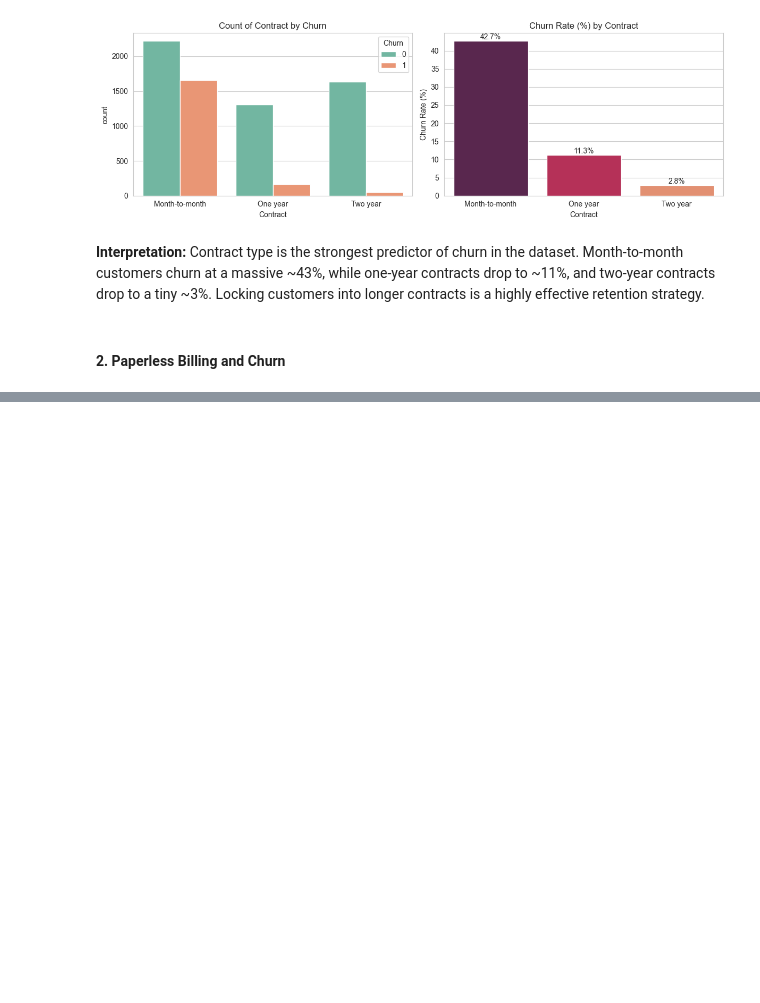
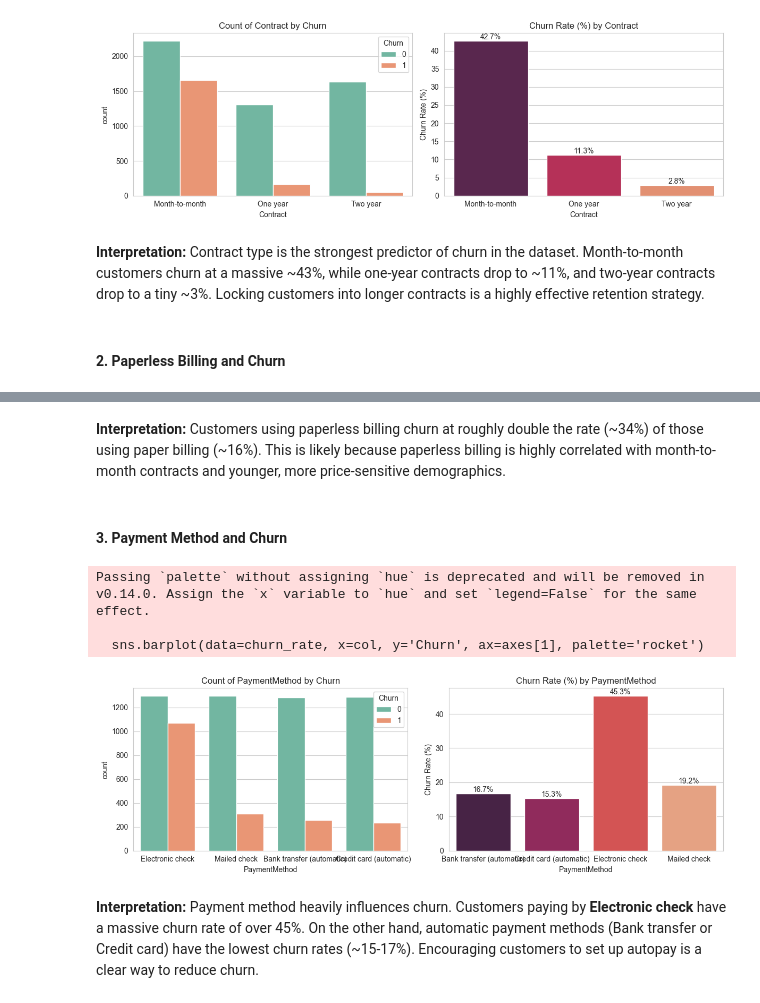
Before and after one commit to Rukundo-elie/telco-customer-churn-lab, a Jupyter notebook: Lab1_Churn_Analysis.ipynb.ipynb, the cells around one changed output, grey strips where cells are left out. Drawn from its saved outputs; the diff is of its cells as text; code cells hidden in the pictures; blank space fills up the shorter version.

```diff
--- a/Lab1_Churn_Analysis.ipynb.ipynb
+++ b/Lab1_Churn_Analysis.ipynb.ipynb
@@ -357,0 +363,15 @@ plot_churn('PaperlessBilling')
+# %% [markdown]
+**Interpretation:**
+Customers using paperless billing churn at roughly double the rate (~34%) of those using paper billing (~16%). This is likely because paperless billing is highly correlated with month-to-month contracts and younger, more price-sensitive demographics.
+# %% [markdown]
+#### 3. Payment Method and Churn
+# %%
+plot_churn('PaymentMethod')
+# %% [output]
+Passing `palette` without assigning `hue` is deprecated and will be removed in v0.14.0. Assign the `x` variable to `hue` and set `legend=False` for the same effect.
+
+  sns.barplot(data=churn_rate, x=col, y='Churn', ax=axes[1], palette='rocket')
+[figure, added]
+# %% [markdown]
+**Interpretation:**
+Payment method heavily influences churn. Customers paying by **Electronic check** have a massive churn rate of over 45%. On the other hand, automatic payment methods (Bank transfer or Credit card) have the lowest churn rates (~15-17%). Encouraging customers to set up autopay is a clear way to reduce churn.
```
Also changed, not shown: parts of 1 cell of this notebook.
